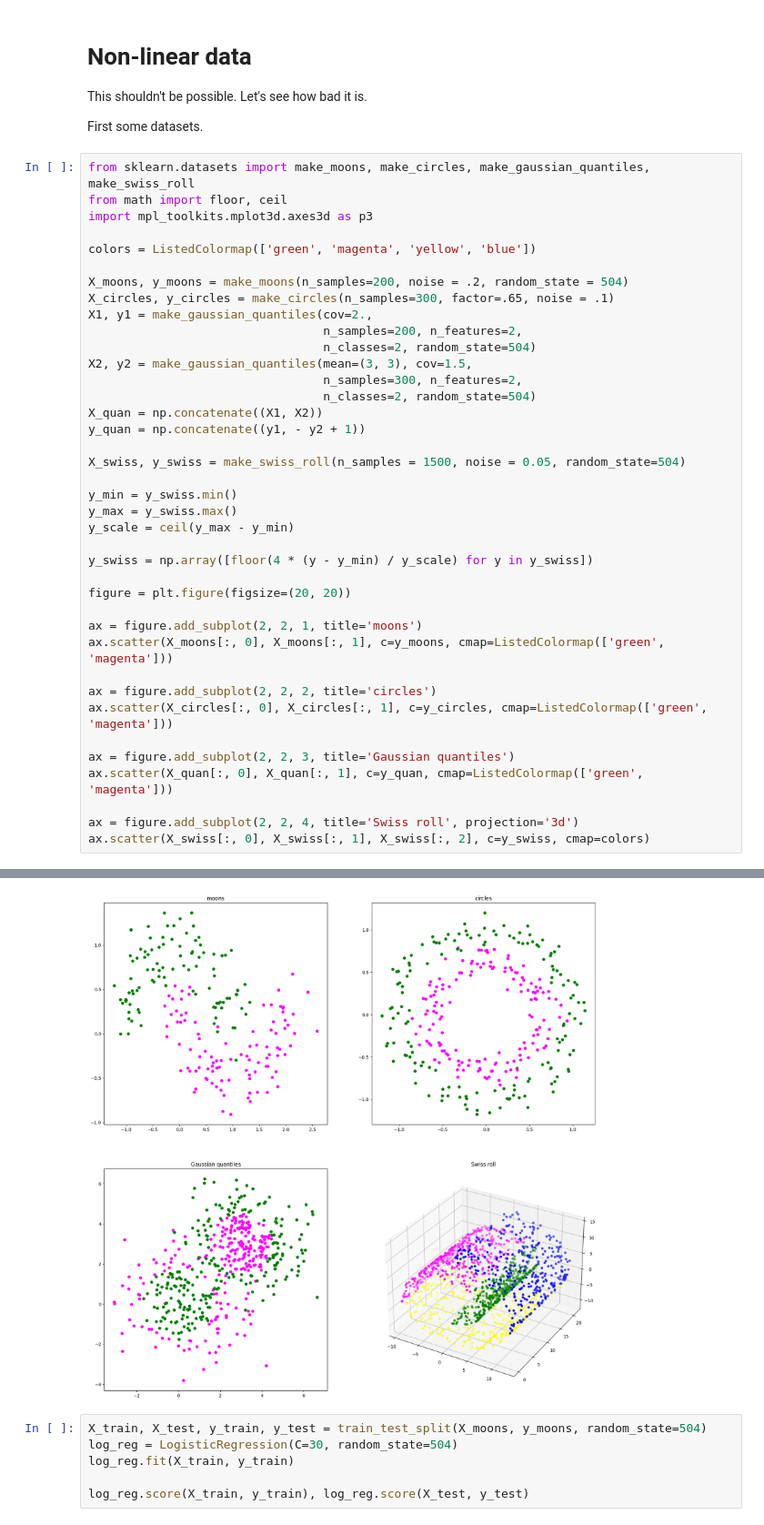
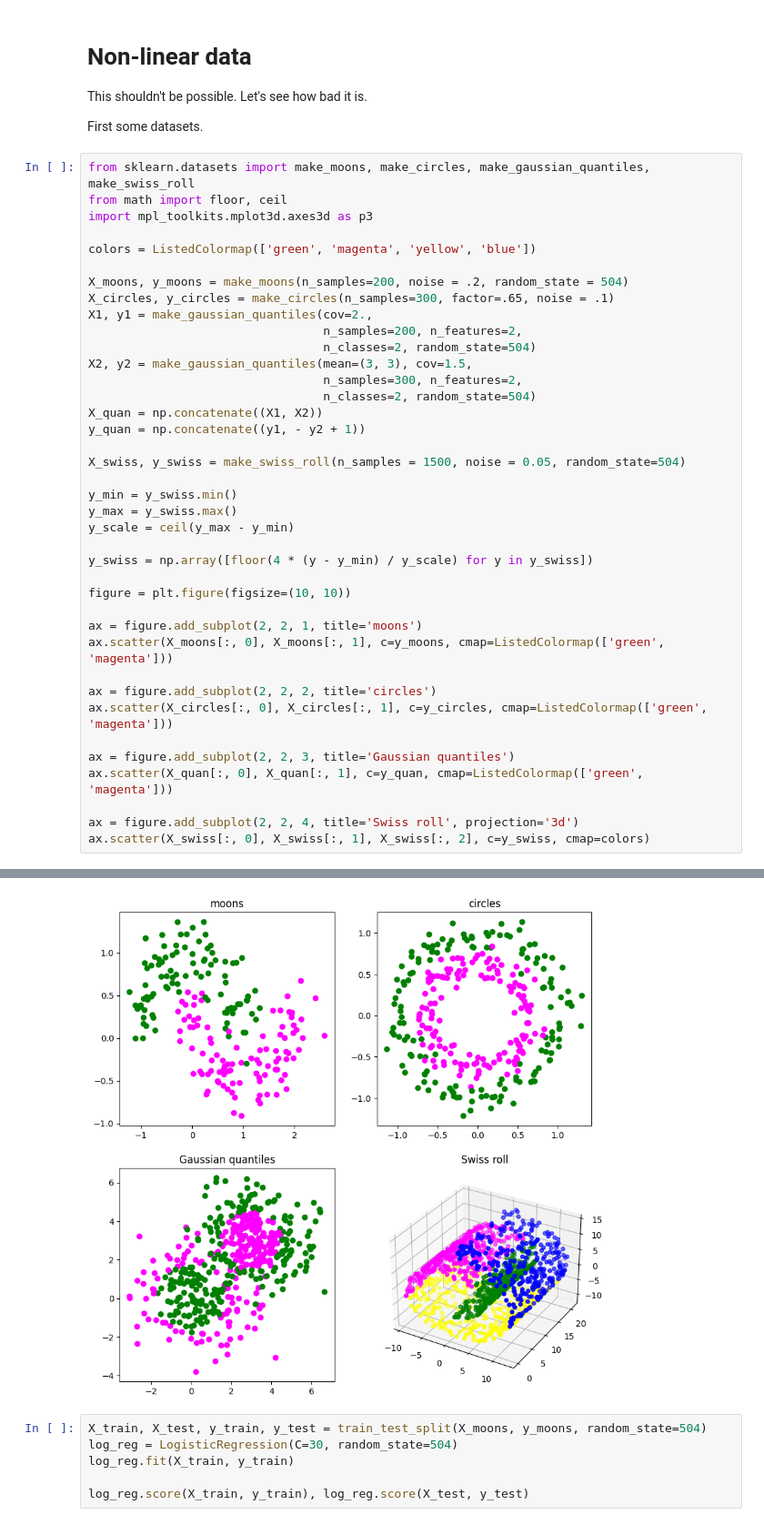
Before and after one commit to olehougaard/mal1-a23, a Jupyter notebook: session7/logistic regression.ipynb, the cells around one changed output, grey strips where cells are left out. Shown at 91% size. Drawn from its saved outputs; the diff is of its cells as text.

```diff
--- a/session7/logistic regression.ipynb
+++ b/session7/logistic regression.ipynb
@@ -141,35 +141,35 @@ X1, y1 = make_gaussian_quantiles(cov=2.,
                                  n_samples=200, n_features=2,
                                  n_classes=2, random_state=504)
 X2, y2 = make_gaussian_quantiles(mean=(3, 3), cov=1.5,
                                  n_samples=300, n_features=2,
                                  n_classes=2, random_state=504)
 X_quan = np.concatenate((X1, X2))
 y_quan = np.concatenate((y1, - y2 + 1))
 
 X_swiss, y_swiss = make_swiss_roll(n_samples = 1500, noise = 0.05, random_state=504)
 
 y_min = y_swiss.min()
 y_max = y_swiss.max()
 y_scale = ceil(y_max - y_min)
 
 y_swiss = np.array([floor(4 * (y - y_min) / y_scale) for y in y_swiss])
 
-figure = plt.figure(figsize=(20, 20))
+figure = plt.figure(figsize=(10, 10))
 
 ax = figure.add_subplot(2, 2, 1, title='moons')
 ax.scatter(X_moons[:, 0], X_moons[:, 1], c=y_moons, cmap=ListedColormap(['green', 'magenta']))
 
 ax = figure.add_subplot(2, 2, 2, title='circles')
 ax.scatter(X_circles[:, 0], X_circles[:, 1], c=y_circles, cmap=ListedColormap(['green', 'magenta']))
 
 ax = figure.add_subplot(2, 2, 3, title='Gaussian quantiles')
 ax.scatter(X_quan[:, 0], X_quan[:, 1], c=y_quan, cmap=ListedColormap(['green', 'magenta']))
 
 ax = figure.add_subplot(2, 2, 4, title='Swiss roll', projection='3d')
 ax.scatter(X_swiss[:, 0], X_swiss[:, 1], X_swiss[:, 2], c=y_swiss, cmap=colors)
 # %% [output]
 <mpl_toolkits.mplot3d.art3d.Path3DCollection at 0x...>
-[figure, old version]
+[figure, new version]
 # %%
 X_train, X_test, y_train, y_test = train_test_split(X_moons, y_moons, random_state=504)
 log_reg = LogisticRegression(C=30, random_state=504)
```
Also changed, not shown: parts of 2 cells of this notebook, 3 other files.
